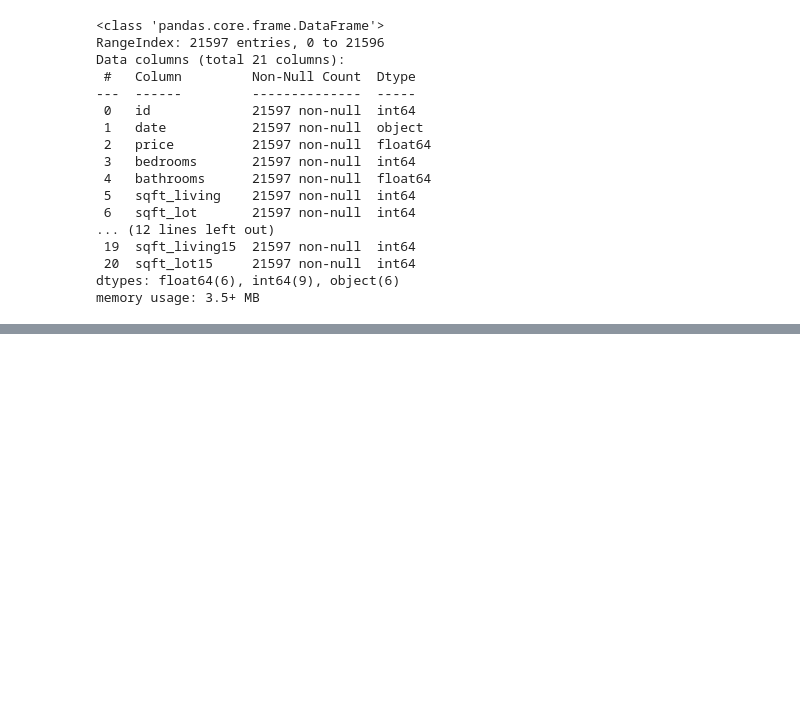
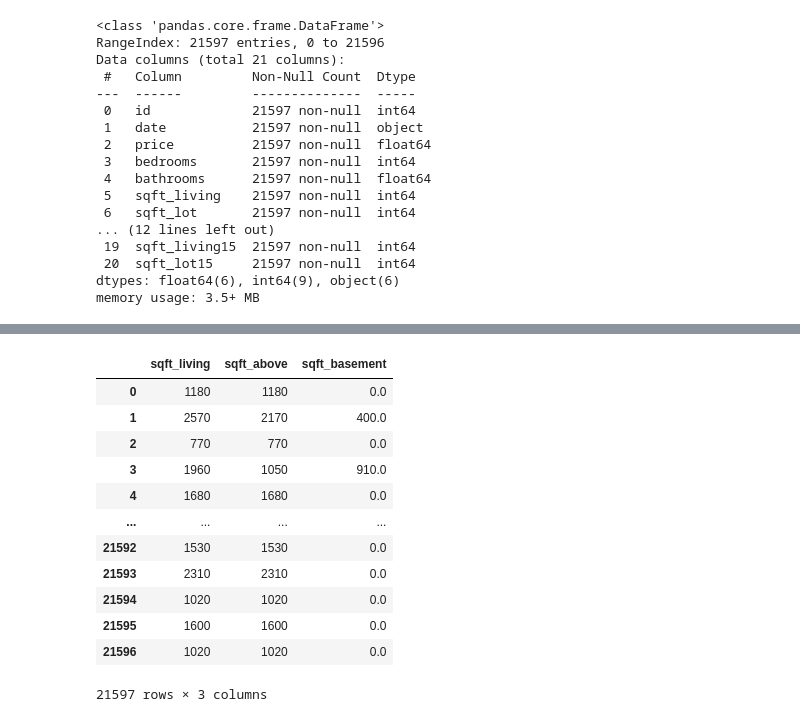
Before and after one commit to aliceagrawal/King-County-House-Sales, a Jupyter notebook: Marshalls Notebook.ipynb, the cells around one changed output, grey strips where cells are left out. Cells and saved outputs as stored; diff of their text form; code cells hidden in the pictures; blank space fills up the shorter version.

```diff
--- a/Marshalls Notebook.ipynb
+++ b/Marshalls Notebook.ipynb
@@ -40,0 +134,16 @@ memory usage: 3.5+ MB
+# %%
+df[['sqft_living','sqft_above','sqft_basement']]
+# %% [output]
+|  | sqft_living | sqft_above | sqft_basement |
+| 0 | 1180 | 1180 | 0.0 |
+| 1 | 2570 | 2170 | 400.0 |
+| 2 | 770 | 770 | 0.0 |
+| 3 | 1960 | 1050 | 910.0 |
+| 4 | 1680 | 1680 | 0.0 |
+| ... | ... | ... | ... |
+| 21592 | 1530 | 1530 | 0.0 |
+| 21593 | 2310 | 2310 | 0.0 |
+| 21594 | 1020 | 1020 | 0.0 |
+| 21595 | 1600 | 1600 | 0.0 |
+| 21596 | 1020 | 1020 | 0.0 |
+21597 rows × 3 columns
```
Also changed, not shown: parts of 8 cells of this notebook.
